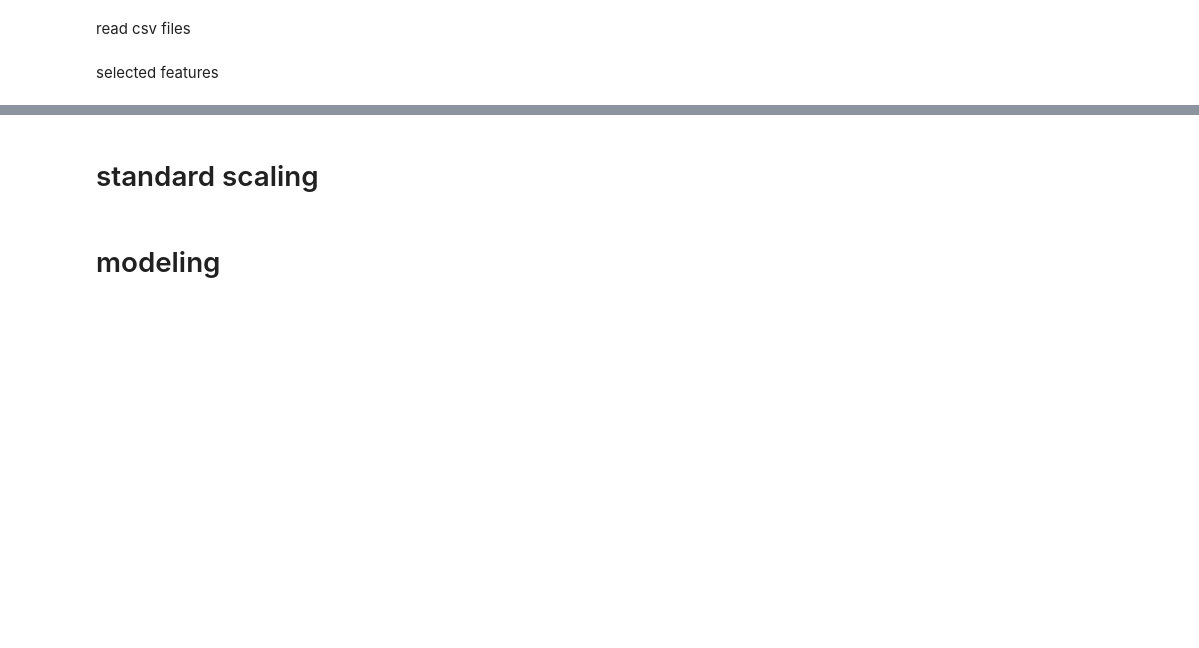
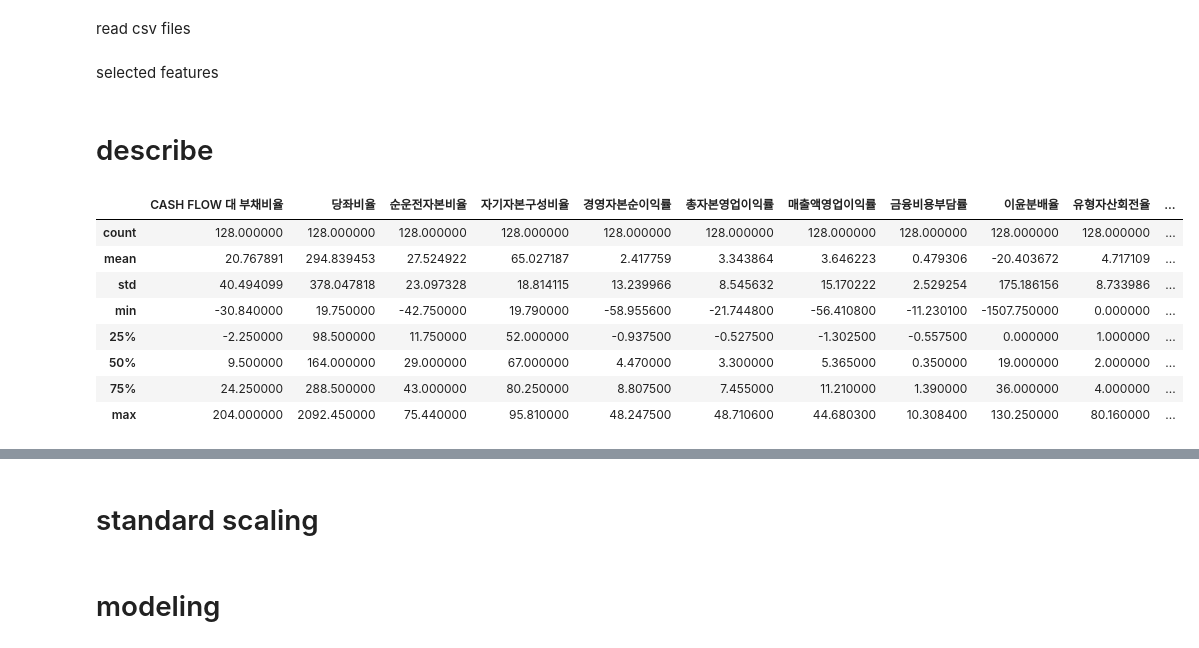
Before and after one commit to Jay-hook/2ndProject, a Jupyter notebook: 상장/3_모델링/MD_Listed_Standard.ipynb, the cells around one changed output, grey strips where cells are left out. Drawn from its saved outputs; the diff is of its cells as text; code cells hidden in the pictures; blank space fills up the shorter version.

```diff
--- a/상장/3_모델링/MD_Listed_Standard.ipynb
+++ b/상장/3_모델링/MD_Listed_Standard.ipynb
@@ -41,3 +41,17 @@ x_test = test[['CASH FLOW 대 부채비율', '당좌비율', '순운전자본비
 
 y_train = train['부실판단']
 y_test = test['부실판단']
+# %% [markdown]
+# describe
+# %%
+x_train[train['부실판단'] == 0].describe()
+# %% [output]
+|  | CASH FLOW 대 부채비율 | 당좌비율 | 순운전자본비율 | 자기자본구성비율 | 경영자본순이익률 | 총자본영업이익률 | 매출액영업이익률 | 금융비용부담률 | 이윤분배율 | 유형자산회전율 | ... |
+| count | 128.000000 | 128.000000 | 128.000000 | 128.000000 | 128.000000 | 128.000000 | 128.000000 | 128.000000 | 128.000000 | 128.000000 | ... |
+| mean | 20.767891 | 294.839453 | 27.524922 | 65.027187 | 2.417759 | 3.343864 | 3.646223 | 0.479306 | -20.403672 | 4.717109 | ... |
+| std | 40.494099 | 378.047818 | 23.097328 | 18.814115 | 13.239966 | 8.545632 | 15.170222 | 2.529254 | 175.186156 | 8.733986 | ... |
+| min | -30.840000 | 19.750000 | -42.750000 | 19.790000 | -58.955600 | -21.744800 | -56.410800 | -11.230100 | -1507.750000 | 0.000000 | ... |
+| 25% | -2.250000 | 98.500000 | 11.750000 | 52.000000 | -0.937500 | -0.527500 | -1.302500 | -0.557500 | 0.000000 | 1.000000 | ... |
+| 50% | 9.500000 | 164.000000 | 29.000000 | 67.000000 | 4.470000 | 3.300000 | 5.365000 | 0.350000 | 19.000000 | 2.000000 | ... |
+| 75% | 24.250000 | 288.500000 | 43.000000 | 80.250000 | 8.807500 | 7.455000 | 11.210000 | 1.390000 | 36.000000 | 4.000000 | ... |
+| max | 204.000000 | 2092.450000 | 75.440000 | 95.810000 | 48.247500 | 48.710600 | 44.680300 | 10.308400 | 130.250000 | 80.160000 | ... |
```
Also changed, not shown: parts of 1 cell of this notebook, 8 other files.
